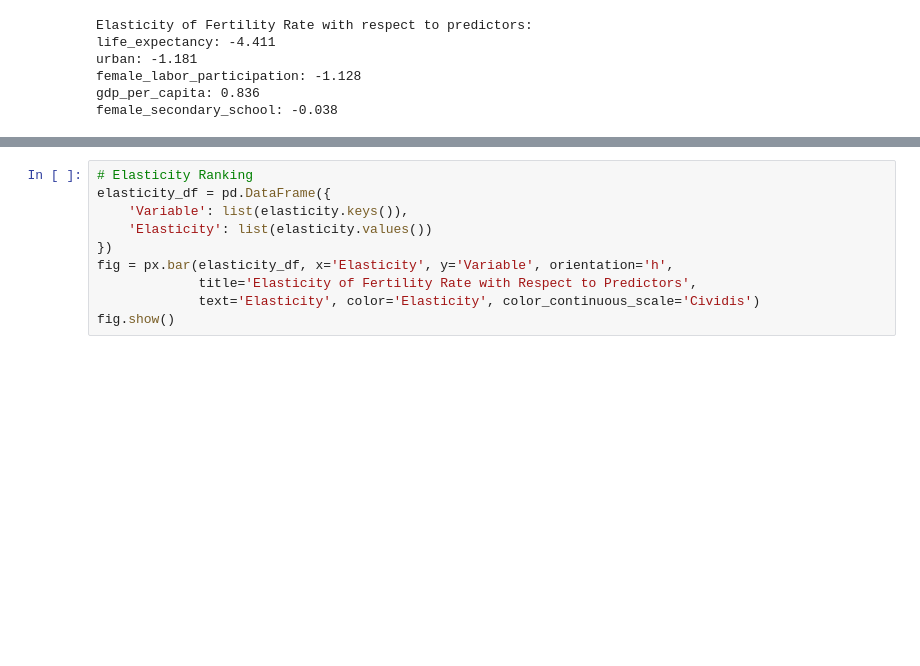
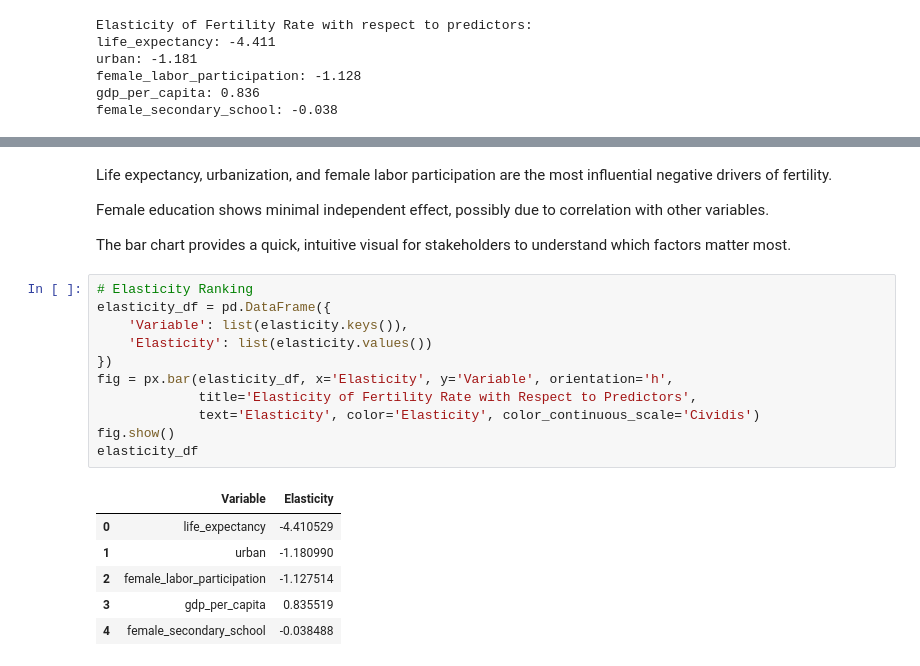
Before and after one commit to maneesha2/quant-playground, a Jupyter notebook: projects/project_01_regression/analysis.ipynb, the cells around one changed output, grey strips where cells are left out. Cells and saved outputs as stored; diff of their text form; blank space fills up the shorter version.

```diff
--- a/projects/project_01_regression/analysis.ipynb
+++ b/projects/project_01_regression/analysis.ipynb
@@ -283,10 +363,24 @@ fig.show()
+# %% [markdown]
+Life expectancy, urbanization, and female labor participation are the most influential negative drivers of fertility.
+
+Female education shows minimal independent effect, possibly due to correlation with other variables.
+
+The bar chart provides a quick, intuitive visual for stakeholders to understand which factors matter most.
 # %%
 # Elasticity Ranking
 elasticity_df = pd.DataFrame({
     'Variable': list(elasticity.keys()),
     'Elasticity': list(elasticity.values())
 })
 fig = px.bar(elasticity_df, x='Elasticity', y='Variable', orientation='h',
              title='Elasticity of Fertility Rate with Respect to Predictors',
              text='Elasticity', color='Elasticity', color_continuous_scale='Cividis')
 fig.show()
+elasticity_df
+# %% [output]
+|  | Variable | Elasticity |
+| 0 | life_expectancy | -4.410529 |
+| 1 | urban | -1.180990 |
+| 2 | female_labor_participation | -1.127514 |
+| 3 | gdp_per_capita | 0.835519 |
+| 4 | female_secondary_school | -0.038488 |
```
Also changed, not shown: parts of 8 cells of this notebook.
